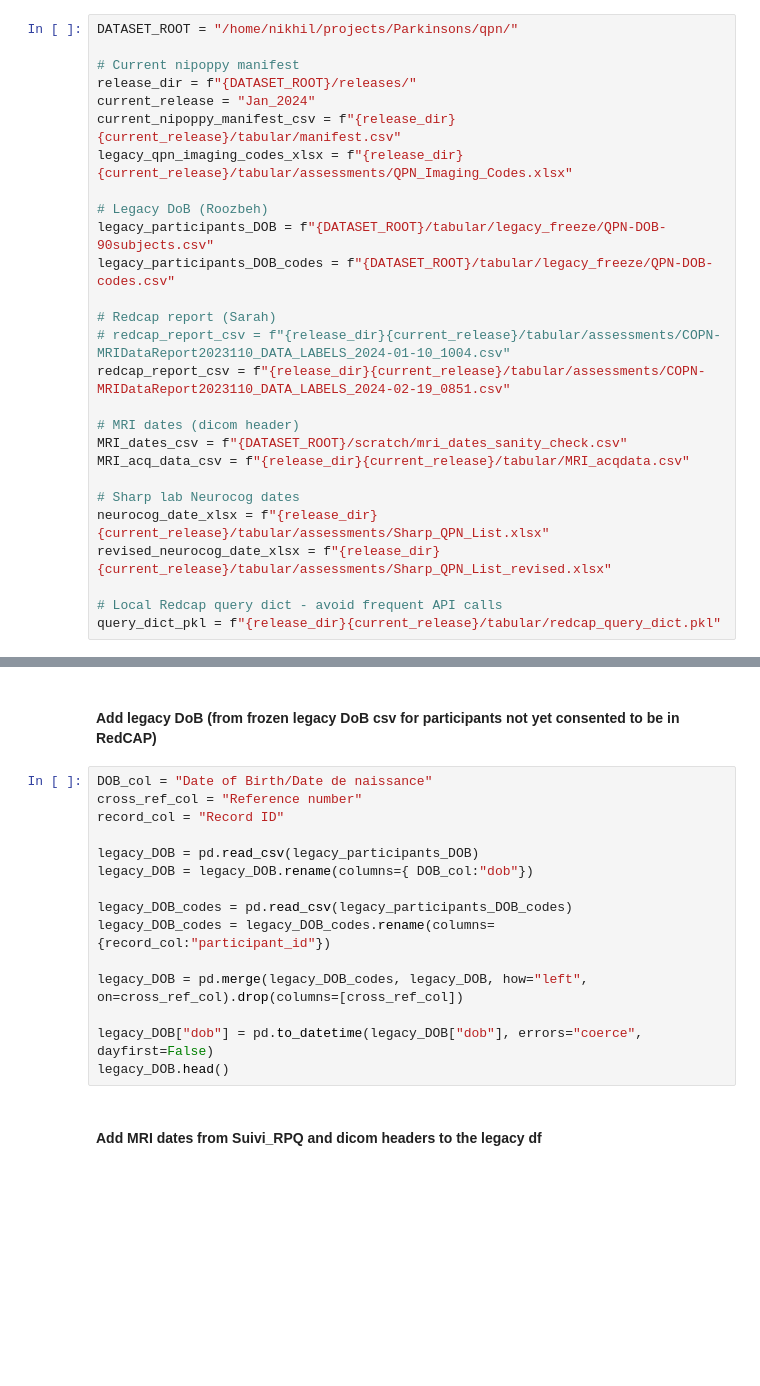
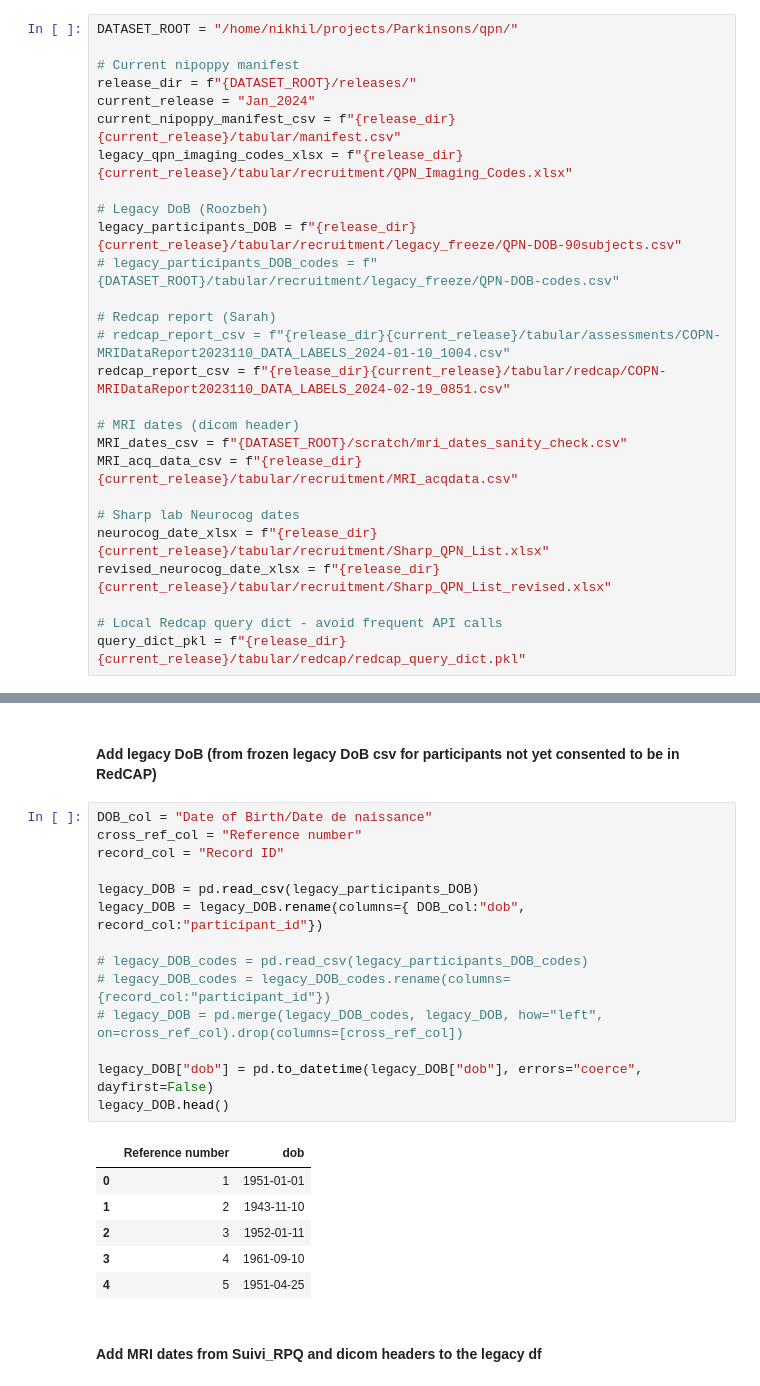
Before and after one commit to nipoppy/nipoppy, a Jupyter notebook: nipoppy/notebooks/redcap.ipynb, the cells around one changed output, grey strips where cells are left out. Cells and saved outputs as stored; diff of their text form; blank space fills up the shorter version.

```diff
--- a/nipoppy/notebooks/redcap.ipynb
+++ b/nipoppy/notebooks/redcap.ipynb
@@ -30,26 +30,26 @@ DATASET_ROOT = "/home/nikhil/projects/Parkinsons/qpn/"
 release_dir = f"{DATASET_ROOT}/releases/"
 current_release = "Jan_2024"
 current_nipoppy_manifest_csv = f"{release_dir}{current_release}/tabular/manifest.csv"
-legacy_qpn_imaging_codes_xlsx = f"{release_dir}{current_release}/tabular/assessments/QPN_Imaging_Codes.xlsx"
+legacy_qpn_imaging_codes_xlsx = f"{release_dir}{current_release}/tabular/recruitment/QPN_Imaging_Codes.xlsx"
 
 # Legacy DoB (Roozbeh)
-legacy_participants_DOB = f"{DATASET_ROOT}/tabular/legacy_freeze/QPN-DOB-90subjects.csv"
-legacy_participants_DOB_codes = f"{DATASET_ROOT}/tabular/legacy_freeze/QPN-DOB-codes.csv"
+legacy_participants_DOB = f"{release_dir}{current_release}/tabular/recruitment/legacy_freeze/QPN-DOB-90subjects.csv"
+# legacy_participants_DOB_codes = f"{DATASET_ROOT}/tabular/recruitment/legacy_freeze/QPN-DOB-codes.csv"
 
 # Redcap report (Sarah)
 # redcap_report_csv = f"{release_dir}{current_release}/tabular/assessments/COPN-MRIDataReport2023110_DATA_LABELS_2024-01-10_1004.csv"
-redcap_report_csv = f"{release_dir}{current_release}/tabular/assessments/COPN-MRIDataReport2023110_DATA_LABELS_2024-02-19_0851.csv"
+redcap_report_csv = f"{release_dir}{current_release}/tabular/redcap/COPN-MRIDataReport2023110_DATA_LABELS_2024-02-19_0851.csv"
 
 # MRI dates (dicom header)
 MRI_dates_csv = f"{DATASET_ROOT}/scratch/mri_dates_sanity_check.csv"
-MRI_acq_data_csv = f"{release_dir}{current_release}/tabular/MRI_acqdata.csv"
+MRI_acq_data_csv = f"{release_dir}{current_release}/tabular/recruitment/MRI_acqdata.csv"
 
 # Sharp lab Neurocog dates
-neurocog_date_xlsx = f"{release_dir}{current_release}/tabular/assessments/Sharp_QPN_List.xlsx"
-revised_neurocog_date_xlsx = f"{release_dir}{current_release}/tabular/assessments/Sharp_QPN_List_revised.xlsx"
+neurocog_date_xlsx = f"{release_dir}{current_release}/tabular/recruitment/Sharp_QPN_List.xlsx"
+revised_neurocog_date_xlsx = f"{release_dir}{current_release}/tabular/recruitment/Sharp_QPN_List_revised.xlsx"
 
 # Local Redcap query dict - avoid frequent API calls
-query_dict_pkl = f"{release_dir}{current_release}/tabular/redcap_query_dict.pkl"
+query_dict_pkl = f"{release_dir}{current_release}/tabular/redcap/redcap_query_dict.pkl"
 # %% [markdown]
 ### Manifest
 # %%
@@ -98,18 +114,24 @@ legacy_recruit_df.head()
 # %%
 DOB_col = "Date of Birth/Date de naissance"
 cross_ref_col = "Reference number"
 record_col = "Record ID"
 
 legacy_DOB = pd.read_csv(legacy_participants_DOB)
-legacy_DOB = legacy_DOB.rename(columns={ DOB_col:"dob"})
+legacy_DOB = legacy_DOB.rename(columns={ DOB_col:"dob", record_col:"participant_id"})
 
-legacy_DOB_codes = pd.read_csv(legacy_participants_DOB_codes)
-legacy_DOB_codes = legacy_DOB_codes.rename(columns={record_col:"participant_id"})
-
-legacy_DOB = pd.merge(legacy_DOB_codes, legacy_DOB, how="left", on=cross_ref_col).drop(columns=[cross_ref_col])
+# legacy_DOB_codes = pd.read_csv(legacy_participants_DOB_codes)
+# legacy_DOB_codes = legacy_DOB_codes.rename(columns={record_col:"participant_id"})
+# legacy_DOB = pd.merge(legacy_DOB_codes, legacy_DOB, how="left", on=cross_ref_col).drop(columns=[cross_ref_col])
 
 legacy_DOB["dob"] = pd.to_datetime(legacy_DOB["dob"], errors="coerce", dayfirst=False)
 legacy_DOB.head()
+# %% [output]
+|  | Reference number | dob |
+| 0 | 1 | 1951-01-01 |
+| 1 | 2 | 1943-11-10 |
+| 2 | 3 | 1952-01-11 |
+| 3 | 4 | 1961-09-10 |
+| 4 | 5 | 1951-04-25 |
 # %% [markdown]
 #### Add MRI dates from Suivi_RPQ and dicom headers to the legacy df
 # %%
```
Also changed, not shown: parts of 7 cells of this notebook, 1 other file.
